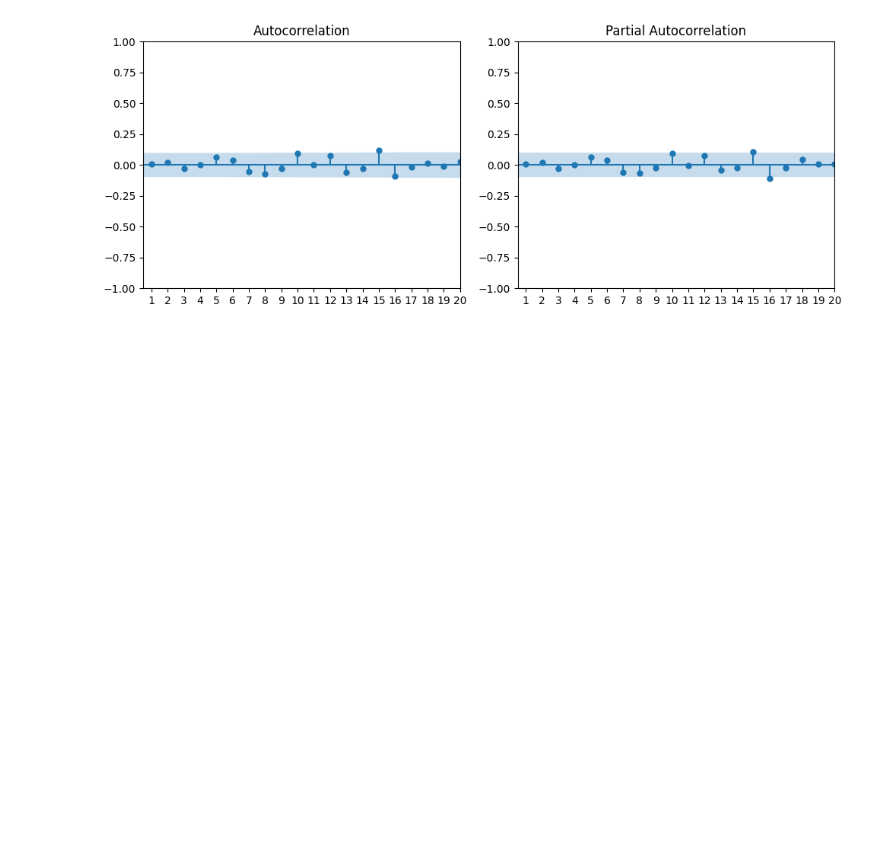
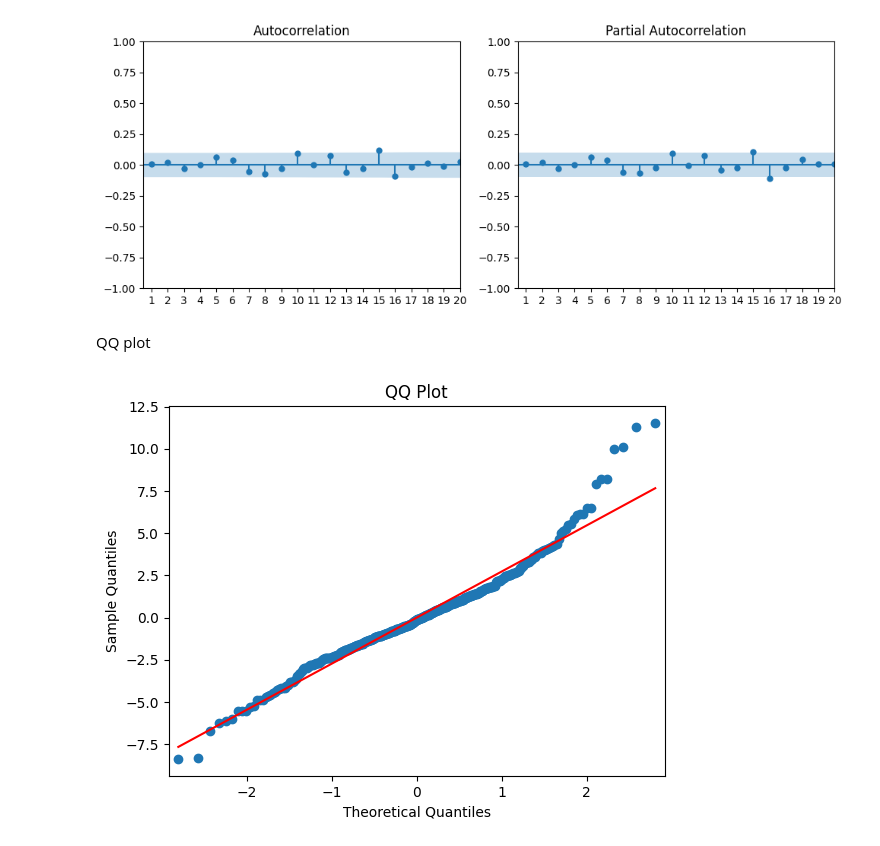
Before and after one commit to nicolozanoh/202510-Series-Taller2, a Jupyter notebook: scripts/nb.ipynb, the cells around one changed output. Drawn from its saved outputs; the diff is of its cells as text; code cells hidden in the pictures; blank space fills up the shorter version.

Commit message:
qqplot

```diff
--- a/scripts/nb.ipynb
+++ b/scripts/nb.ipynb
@@ -234,3 +234,12 @@ plt.tight_layout()
 plt.show()
 # %% [output]
 [figure]
+# %% [markdown]
+QQ plot
+# %%
+stats.qqplot(residuales, line='s')
+plt.title("QQ Plot")
+plt.savefig("output\\qq_plot_residuales.png", dpi=300, bbox_inches='tight')
+plt.show()
+# %% [output]
+[figure, added]
```
Also changed, not shown: parts of 1 cell of this notebook, 1 other file.
